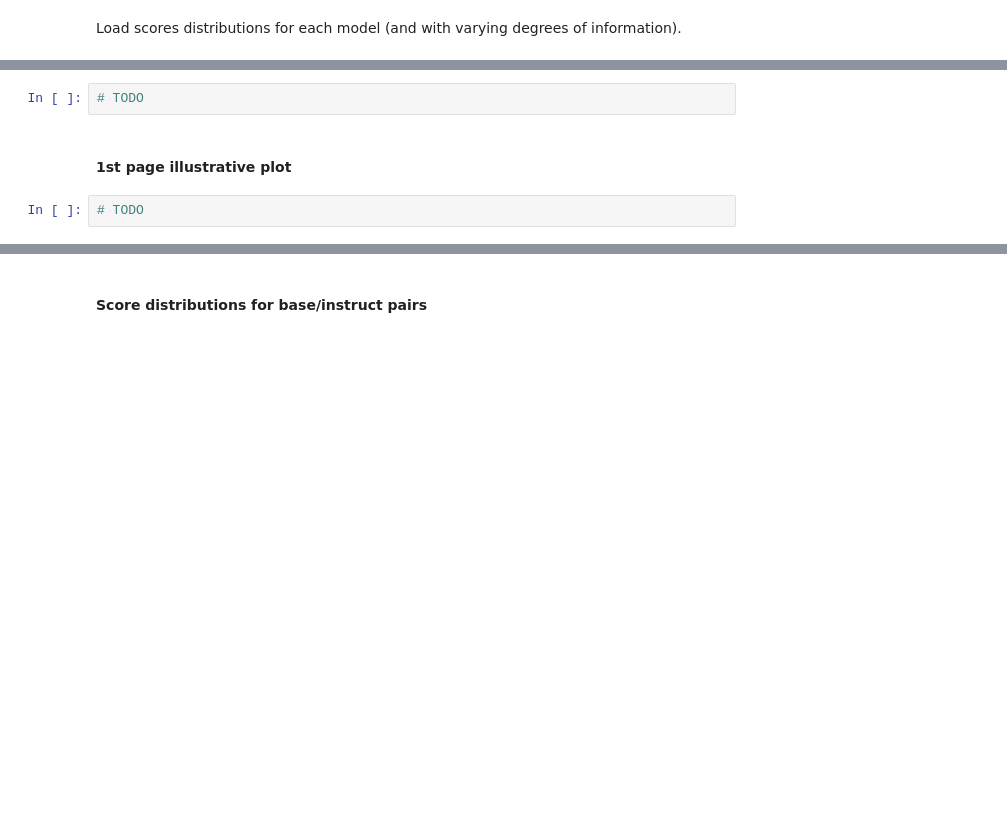
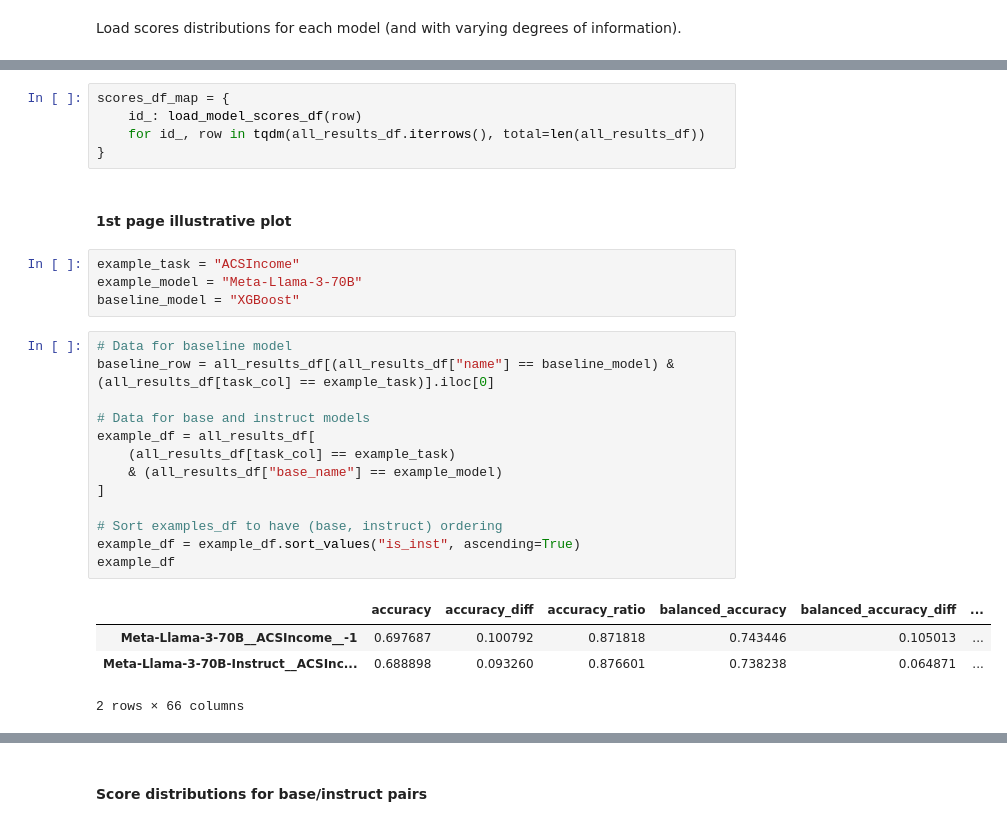
Before and after one commit to socialfoundations/folktexts, a Jupyter notebook: notebooks/paper-plots-and-tables.ipynb, the cells around one changed output, grey strips where cells are left out. Saved outputs shown, nothing was run; the diff lists cells and outputs as text; blank space fills up the shorter version.

```diff
--- a/notebooks/paper-plots-and-tables.ipynb
+++ b/notebooks/paper-plots-and-tables.ipynb
@@ -379,6 +431,29 @@ Load scores distributions for each model (and with varying degrees of informatio
 # %%
-# TODO
+scores_df_map = {
+    id_: load_model_scores_df(row)
+    for id_, row in tqdm(all_results_df.iterrows(), total=len(all_results_df))
+}
 # %% [markdown]
 #### 1st page illustrative plot
 # %%
-# TODO
+example_task = "ACSIncome"
+example_model = "Meta-Llama-3-70B"
+baseline_model = "XGBoost"
+# %%
+# Data for baseline model
+baseline_row = all_results_df[(all_results_df["name"] == baseline_model) & (all_results_df[task_col] == example_task)].iloc[0]
+
+# Data for base and instruct models
+example_df = all_results_df[
+    (all_results_df[task_col] == example_task)
+    & (all_results_df["base_name"] == example_model)
+]
+
+# Sort examples_df to have (base, instruct) ordering
+example_df = example_df.sort_values("is_inst", ascending=True)
+example_df
+# %% [output]
+|  | accuracy | accuracy_diff | accuracy_ratio | balanced_accuracy | balanced_accuracy_diff | ... |
+| Meta-Llama-3-70B__ACSIncome__-1 | 0.697687 | 0.100792 | 0.871818 | 0.743446 | 0.105013 | ... |
+| Meta-Llama-3-70B-Instruct__ACSInc... | 0.688898 | 0.093260 | 0.876601 | 0.738238 | 0.064871 | ... |
+2 rows × 66 columns
```
Also changed, not shown: parts of 18 cells of this notebook, 2 other files.
